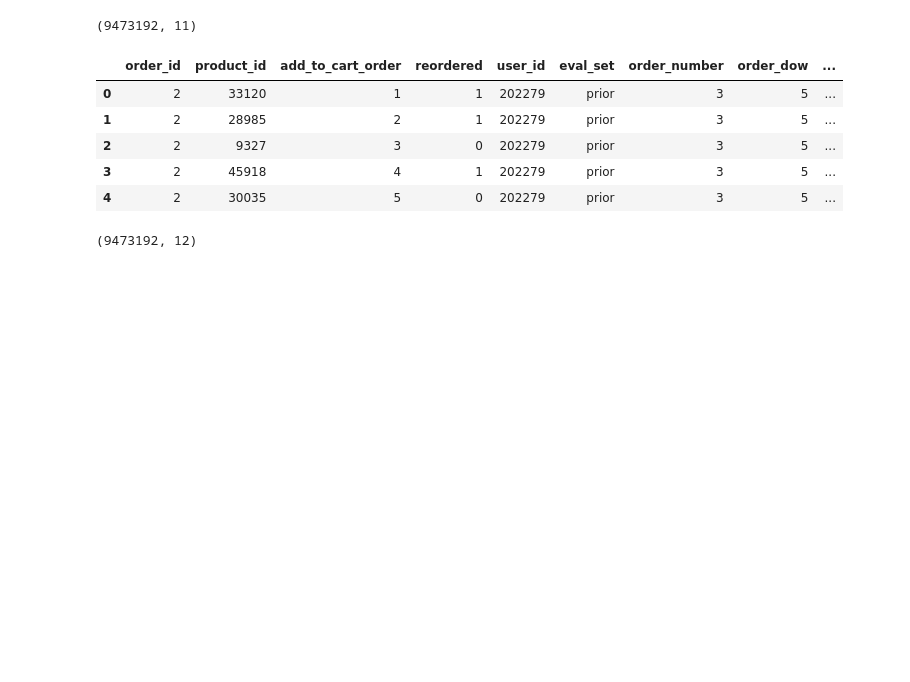
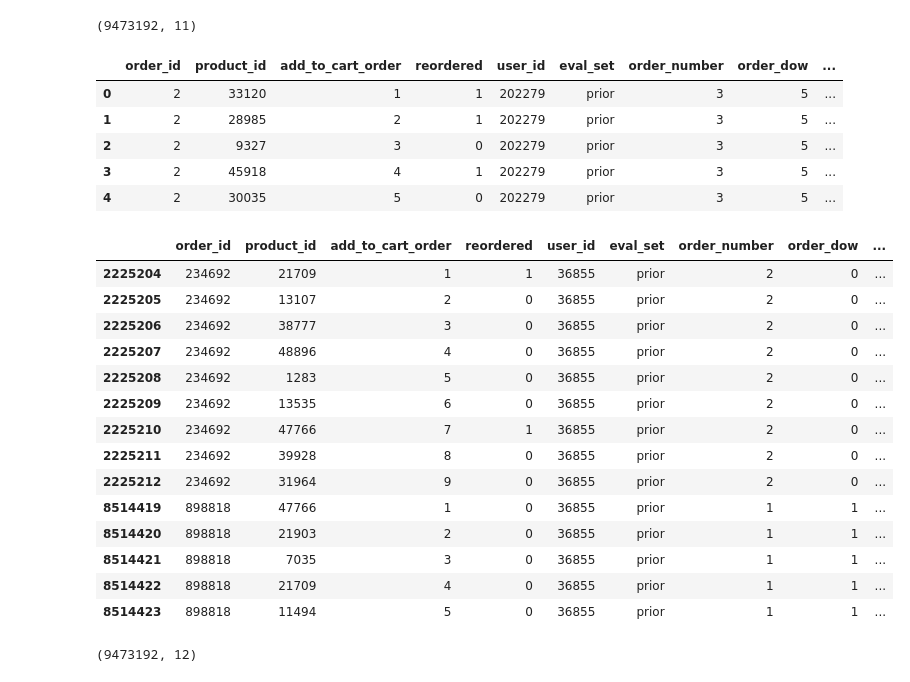
Before and after one commit to Wafic/instacart-kaggle-competition, a Jupyter notebook: explore_instacart_data.ipynb, the cells around one changed output. Cells and saved outputs as stored; diff of their text form; code cells hidden in the pictures; blank space fills up the shorter version.

```diff
--- a/explore_instacart_data.ipynb
+++ b/explore_instacart_data.ipynb
@@ -58,5 +109,5 @@ orders['cum_days_since_prior_order'] = orders['cum_days_since_prior_order'].fill
 # %%
-orders_products_prior = pd.read_csv('../data/order_products__prior.csv')
+orders_products_prior = pd.read_csv('./data/order_products__prior.csv')
 print(orders_products_prior.shape)
 orders_products_prior.head(5)
 # %% [output]
@@ -88,6 +139,24 @@ sample_join_orders.head()
 | 2 | 2 | 9327 | 3 | 0 | 202279 | prior | 3 | 5 | ... |
 | 3 | 2 | 45918 | 4 | 1 | 202279 | prior | 3 | 5 | ... |
 | 4 | 2 | 30035 | 5 | 0 | 202279 | prior | 3 | 5 | ... |
+# %%
+sample_join_orders[sample_join_orders.user_id == 36855]
+# %% [output]
+|  | order_id | product_id | add_to_cart_order | reordered | user_id | eval_set | order_number | order_dow | ... |
+| 2225204 | 234692 | 21709 | 1 | 1 | 36855 | prior | 2 | 0 | ... |
+| 2225205 | 234692 | 13107 | 2 | 0 | 36855 | prior | 2 | 0 | ... |
+| 2225206 | 234692 | 38777 | 3 | 0 | 36855 | prior | 2 | 0 | ... |
+| 2225207 | 234692 | 48896 | 4 | 0 | 36855 | prior | 2 | 0 | ... |
+| 2225208 | 234692 | 1283 | 5 | 0 | 36855 | prior | 2 | 0 | ... |
+| 2225209 | 234692 | 13535 | 6 | 0 | 36855 | prior | 2 | 0 | ... |
+| 2225210 | 234692 | 47766 | 7 | 1 | 36855 | prior | 2 | 0 | ... |
+| 2225211 | 234692 | 39928 | 8 | 0 | 36855 | prior | 2 | 0 | ... |
+| 2225212 | 234692 | 31964 | 9 | 0 | 36855 | prior | 2 | 0 | ... |
+| 8514419 | 898818 | 47766 | 1 | 0 | 36855 | prior | 1 | 1 | ... |
+| 8514420 | 898818 | 21903 | 2 | 0 | 36855 | prior | 1 | 1 | ... |
+| 8514421 | 898818 | 7035 | 3 | 0 | 36855 | prior | 1 | 1 | ... |
+| 8514422 | 898818 | 21709 | 4 | 0 | 36855 | prior | 1 | 1 | ... |
+| 8514423 | 898818 | 11494 | 5 | 0 | 36855 | prior | 1 | 1 | ... |
 # %%
 last_order_dict = (sample_join_orders
                    .groupby('order_id')
```
Also changed, not shown: parts of 12 cells of this notebook.
